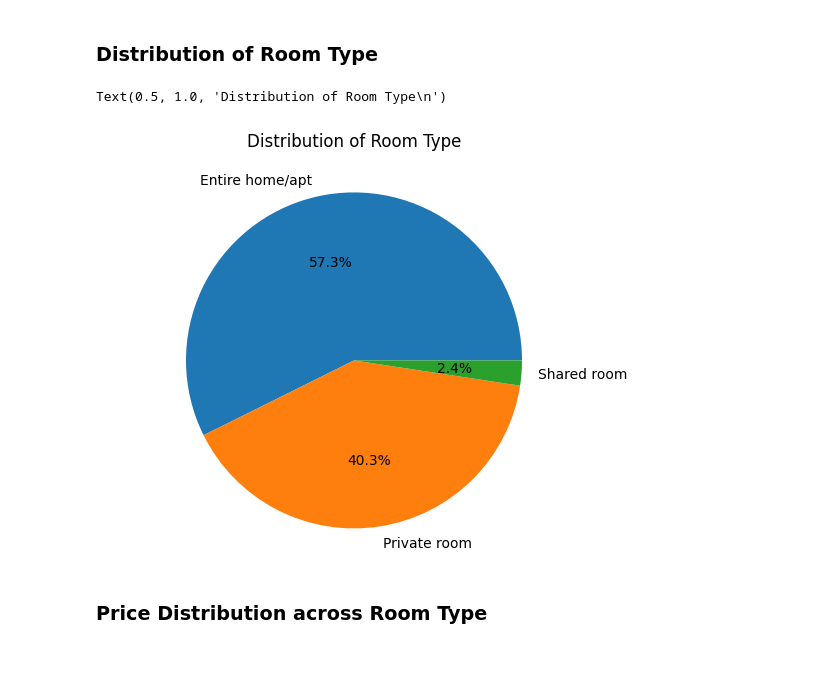
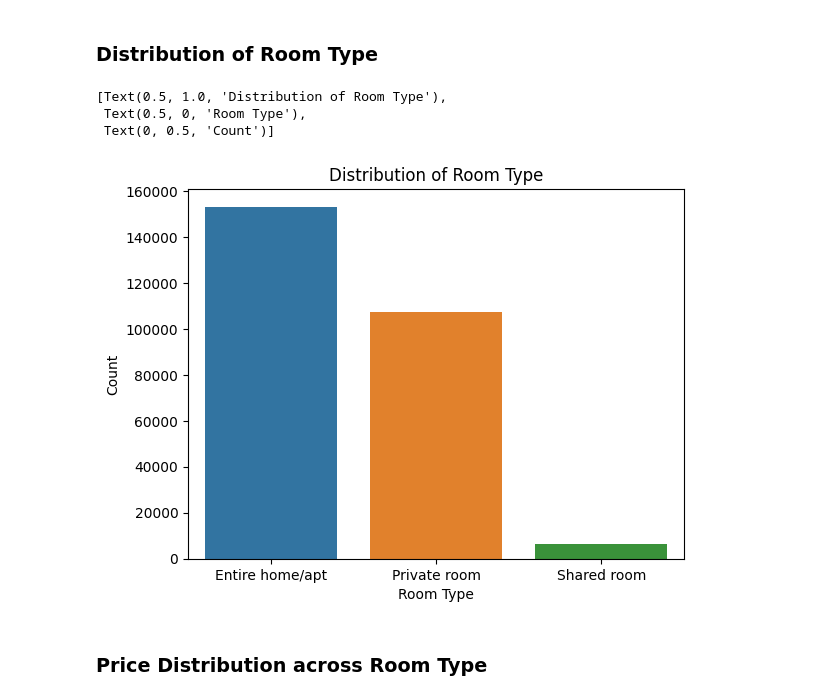
Before and after one commit to mahalrs/airbnb-autopilot, a Jupyter notebook: notebooks/data_exploration.ipynb, the cells around one changed output. Cells and saved outputs as stored; diff of their text form; code cells hidden in the pictures; blank space fills up the shorter version.

```diff
--- a/notebooks/data_exploration.ipynb
+++ b/notebooks/data_exploration.ipynb
@@ -170,16 +190,14 @@ ax.set(title='Distribution of Property Type (Percentage)', xlabel='Type', ylabel
 ### Distribution of Room Type
 # %%
 tmp = listings_tc['Room Type'].value_counts()
-tmp_labels = tmp.index.tolist()
-tmp_colors = sns.color_palette('pastel')[0:5]
 
-fig, ax = plt.subplots()
-ax.pie(tmp, labels=tmp_labels, autopct='%1.1f%%')
-ax.axis('equal')
-ax.set_title('Distribution of Room Type\n')
+ax = sns.barplot(x=tmp.index, y=tmp[:])
+ax.set(title='Distribution of Room Type', xlabel='Room Type', ylabel='Count')
 # %% [output]
-Text(0.5, 1.0, 'Distribution of Room Type\n')
+[Text(0.5, 1.0, 'Distribution of Room Type'),
+ Text(0.5, 0, 'Room Type'),
+ Text(0, 0.5, 'Count')]
-[figure, old version]
+[figure, new version]
 # %% [markdown]
 ### Price Distribution across Room Type
 # %%
```
Also changed, not shown: parts of 6 cells of this notebook, 8 other files.
